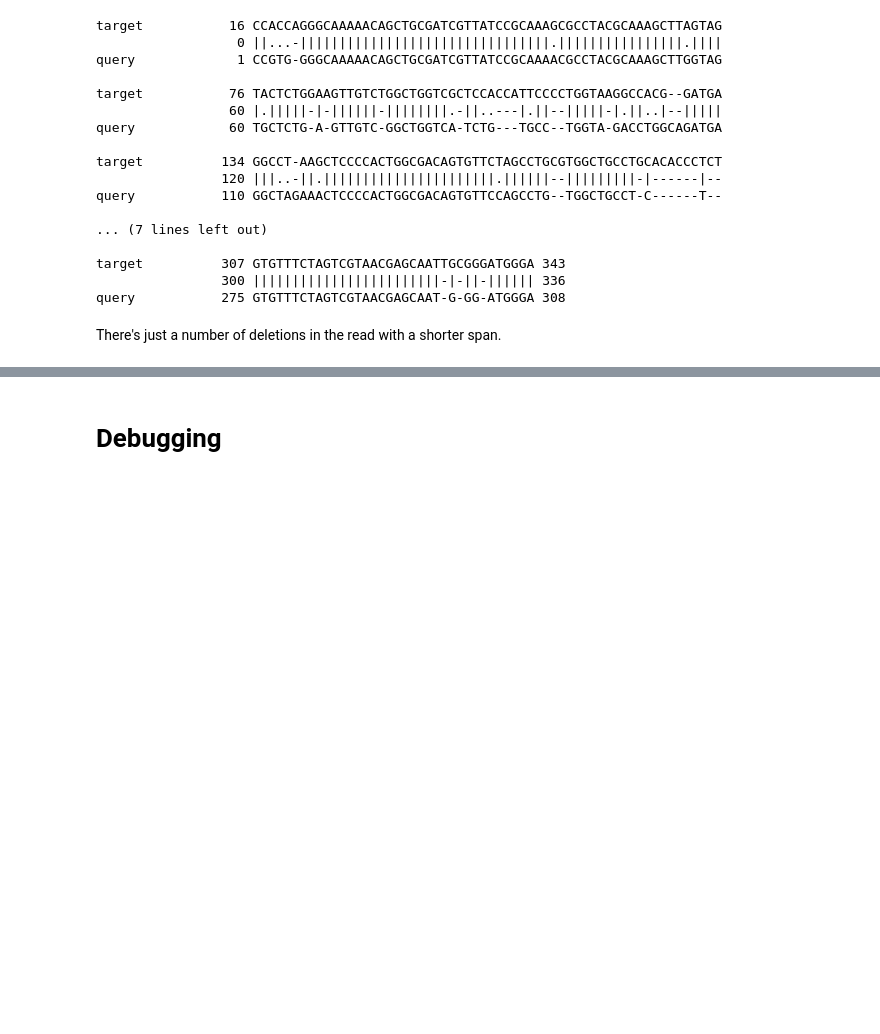
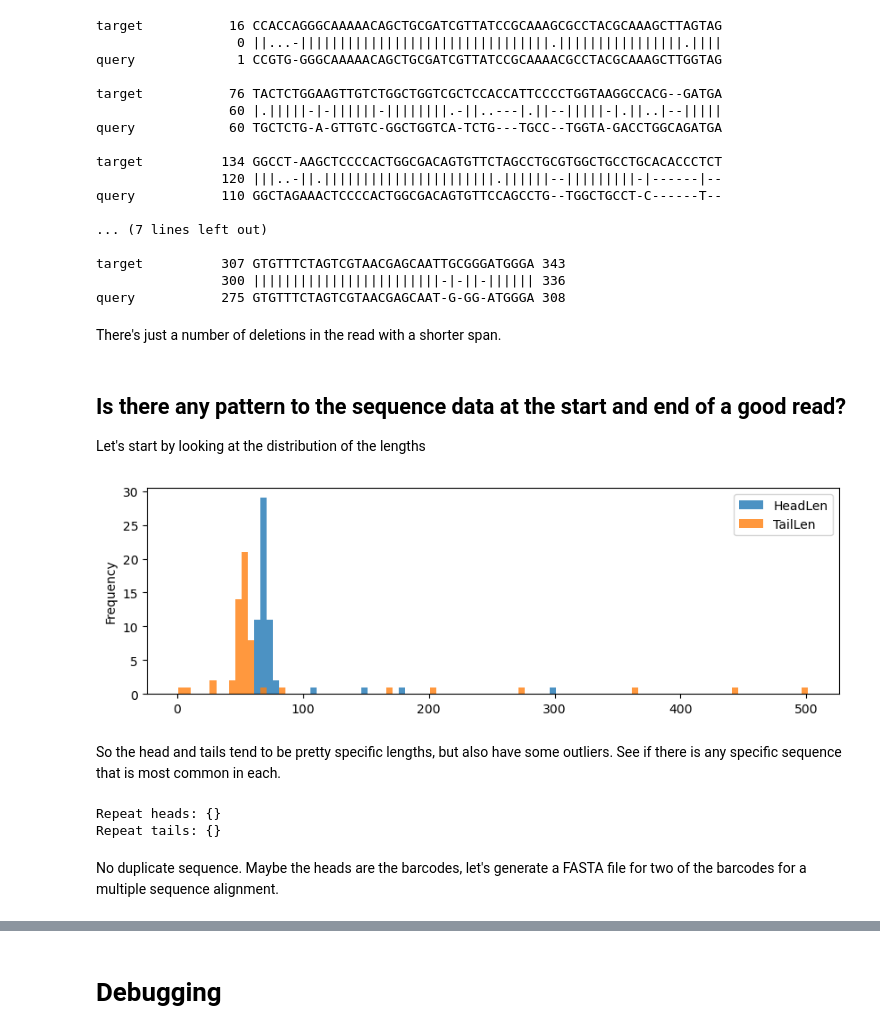
Before and after one commit to RByers/RespiCov-analyze, a Jupyter notebook: RCMatchPrimers.ipynb, the cells around one changed output, grey strips where cells are left out. Drawn from its saved outputs; the diff is of its cells as text; code cells hidden in the pictures; blank space fills up the shorter version.

Commit message:
Add head/tail analysis

```diff
--- a/RCMatchPrimers.ipynb
+++ b/RCMatchPrimers.ipynb
@@ -482,6 +482,7 @@ import statistics
 perSubdirPrimer = defaultdict(lambda:{"count":0, "spans":[], "mrs":[]})
 totalPairs = 0
 likelyPairs = 0
+goodPairs = 0
 
 for (subdir, read, hit1, hit2, span, pairname) in getPrimerPairs():
     totalPairs += 1
@@ -491,6 +492,7 @@ for (subdir, read, hit1, hit2, span, pairname) in getPrimerPairs():
         row["mrs"].append(hit1.mr)
         row["mrs"].append(hit2.mr)
 
+known_good_subdir_pairs = set()
 table = {"Subdir":[], "PrimerPair":[], "Count":[], "SpanMedian":[], "SpanSD":[], "MRMedian":[]}
 for ((subdir, primerpair),row) in perSubdirPrimer.items():
     count = len(row["spans"])
@@ -503,8 +505,12 @@ for ((subdir, primerpair),row) in perSubdirPrimer.items():
         table["SpanMedian"].append(round(statistics.median(spans)))
         table["SpanSD"].append(round(statistics.pstdev(spans)))
         table["MRMedian"].append(round(statistics.median(row["mrs"]), ndigits=2))
+    if count > 3:
+        goodPairs += count
+        known_good_subdir_pairs.add((subdir, primerpair))
 
-print("Selected %d of %d possible pairs (%d%%)" % (likelyPairs, totalPairs, int(100*likelyPairs/totalPairs)))
+print("Showing %d of %d possible pairs (%d%%), with %d known good" %
+      (likelyPairs, totalPairs, int(100*likelyPairs/totalPairs), goodPairs))
 df = pd.DataFrame(data=table)
 df.set_index(["Subdir","PrimerPair"], inplace=True)
 df.sort_values("Count", ascending=False, inplace=True)
@@ -633,3 +639,37 @@ target          307 GTGTTTCTAGTCGTAACGAGCAATTGCGGGATGGGA 343
 query           275 GTGTTTCTAGTCGTAACGAGCAAT-G-GG-ATGGGA 308
 # %% [markdown]
 There's just a number of deletions in the read with a shorter span.
+# %% [markdown]
+## Is there any pattern to the sequence data at the start and end of a good read?
+Let's start by looking at the distribution of the lengths
+# %%
+heads = []
+tails = []
+for (subdir, read, hit1, hit2, span, pairname) in getPrimerPairs():
+    if (subdir, pairname) in known_good_subdir_pairs:
+        heads.append(read.seq[:hit1.start])
+        tails.append(read.seq[hit2.end:])
+
+df = pd.DataFrame({'HeadLen': map(lambda seq: len(seq), heads),
+                   'TailLen': map(lambda seq: len(seq), tails)})
+df.plot.hist(alpha=0.8, bins=100, grid=False, figsize=(10,3));
+# %% [output]
+[figure, added]
+# %% [markdown]
+So the head and tails tend to be pretty specific lengths, but also have some outliers. See if there is any specific sequence that is most common in each.
+# %%
+headCount = Counter()
+tailCount = Counter()
+
+for head in heads:
+    headCount[str(head)] += 1
+for tail in tails:
+    tailCount[str(tail)] += 1
+
+print ("Repeat heads: " + str({k:v for (k,v) in headCount.items() if v >1}))
+print ("Repeat tails: " + str({k:v for (k,v) in headCount.items() if v >1}))
+# %% [output]
+Repeat heads: {}
+Repeat tails: {}
+# %% [markdown]
+No duplicate sequence. Maybe the heads are the barcodes, let's generate a FASTA file for two of the barcodes for a multiple sequence alignment.
```
Also changed, not shown: parts of 3 cells of this notebook.
